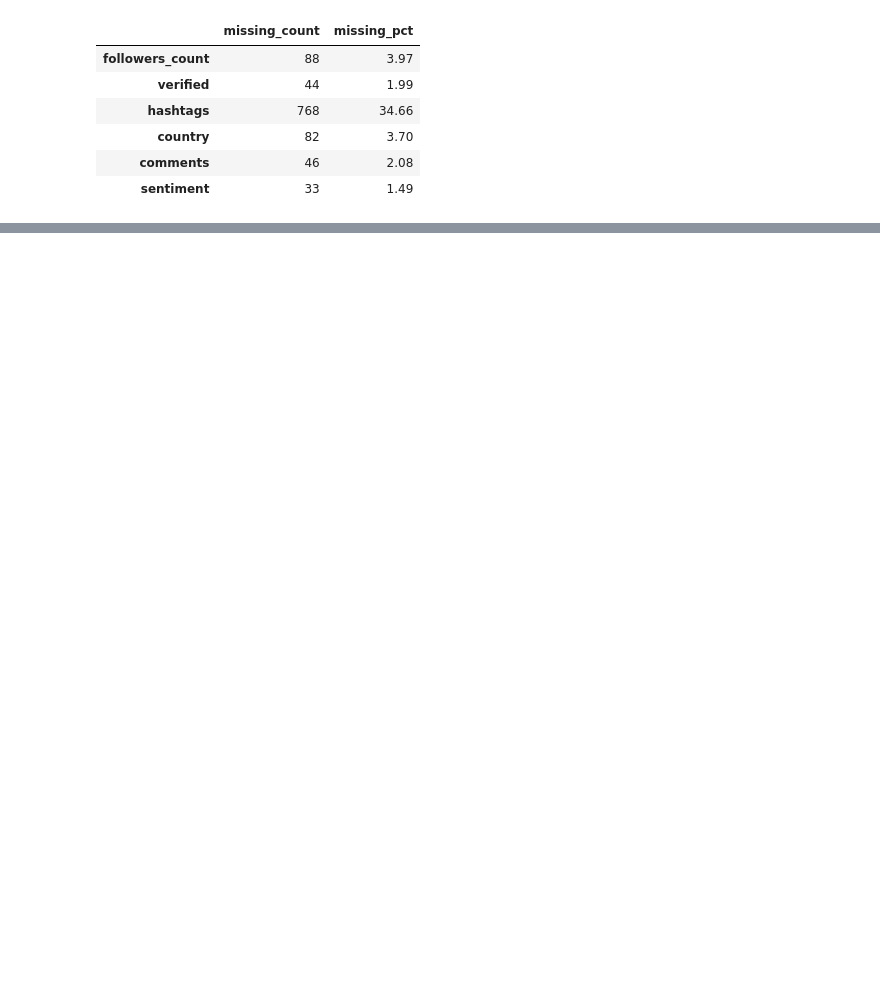
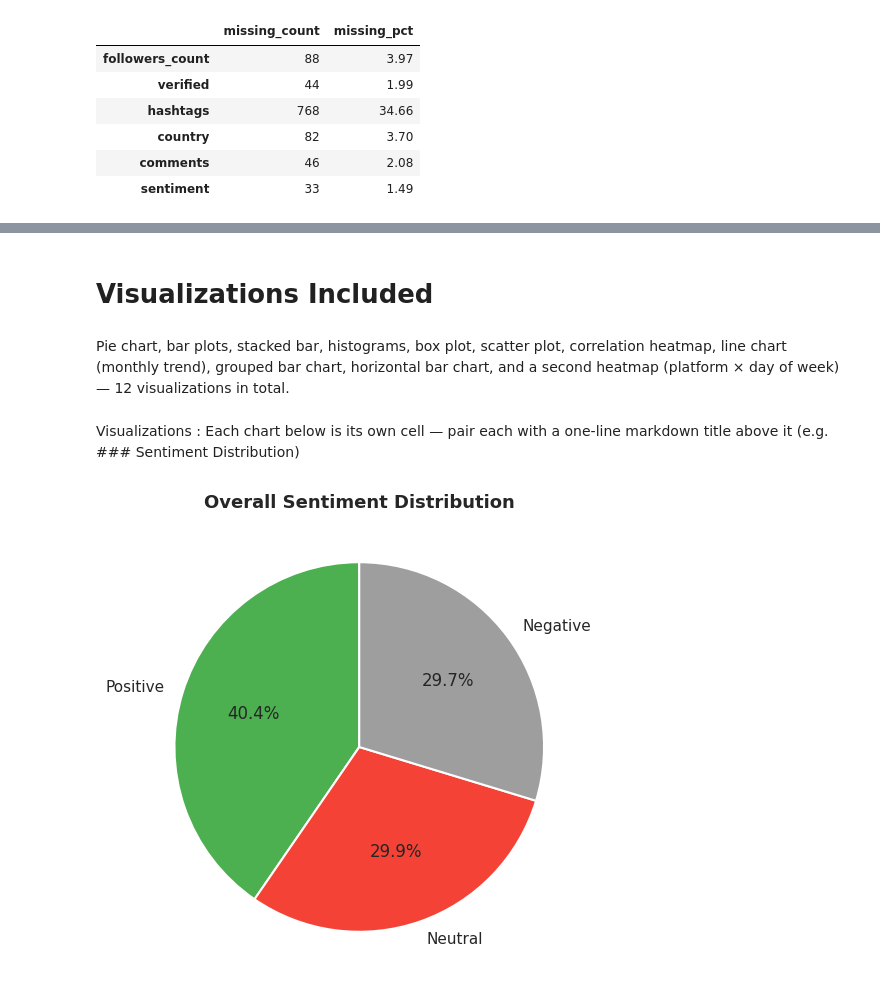
Before and after one commit to Izyan777/social-media-sentiment-analysis, a Jupyter notebook: Social_Media_Sentiment_Analysis.ipynb, the cells around one changed output, grey strips where cells are left out. Saved outputs shown, nothing was run; the diff lists cells and outputs as text; code cells hidden in the pictures; blank space fills up the shorter version.

```diff
--- a/Social_Media_Sentiment_Analysis.ipynb
+++ b/Social_Media_Sentiment_Analysis.ipynb
@@ -136,15 +140,9 @@ Shape after dropping duplicates: (2216, 13)
 # %%
-# followers_count: strip commas and convert to numeric
-df["followers_count"] = (
-    df["followers_count"]
-    .astype(str)
+df["followers_count"] =(df["followers_count"].astype(str)
     .str.replace(",", "", regex=False)
     .replace("nan", np.nan)
     .astype(float)
 )
-
-# timestamp: convert to datetime
 df["timestamp"] = pd.to_datetime(df["timestamp"])
-
 df[["followers_count", "timestamp"]].dtypes
 # %% [output]
@@ -610,0 +297,17 @@ hold after controlling for content topic.
+# %% [markdown]
+# **Visualizations Included**
+# %% [markdown]
+Pie chart, bar plots, stacked bar, histograms, box plot, scatter plot, correlation heatmap, line chart (monthly trend), grouped bar chart, horizontal bar chart, and a second heatmap (platform × day of week) — 12 visualizations in total.
+# %% [markdown]
+ Visualizations :
+Each chart below is its own cell — pair each with a one-line markdown title above it (e.g. ### Sentiment Distribution)
+# %%
+fig, ax = plt.subplots(figsize=(6, 6))
+sentiment_counts = df["sentiment"].value_counts()
+ax.pie(sentiment_counts, labels=sentiment_counts.index, autopct="%1.1f%%",
+       colors=["#4CAF50", "#F44336", "#9E9E9E"], startangle=90,
+       wedgeprops={"edgecolor": "white", "linewidth": 1.5})
+ax.set_title("Overall Sentiment Distribution")
+plt.show()
+# %% [output]
+[figure, added]
```
Also changed, not shown: parts of 106 cells of this notebook.
